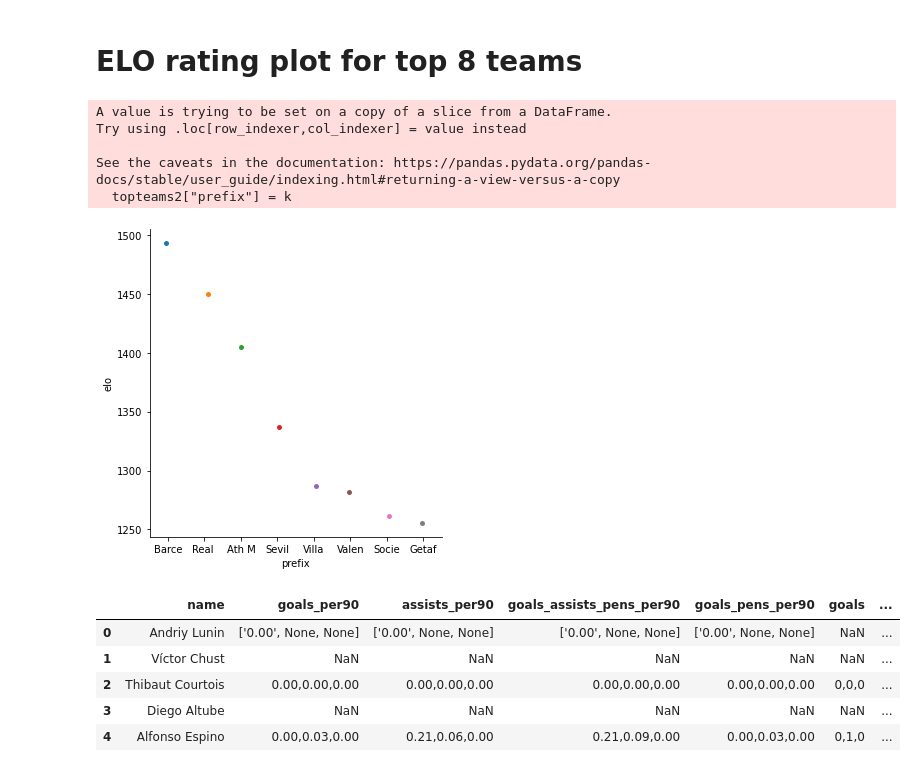
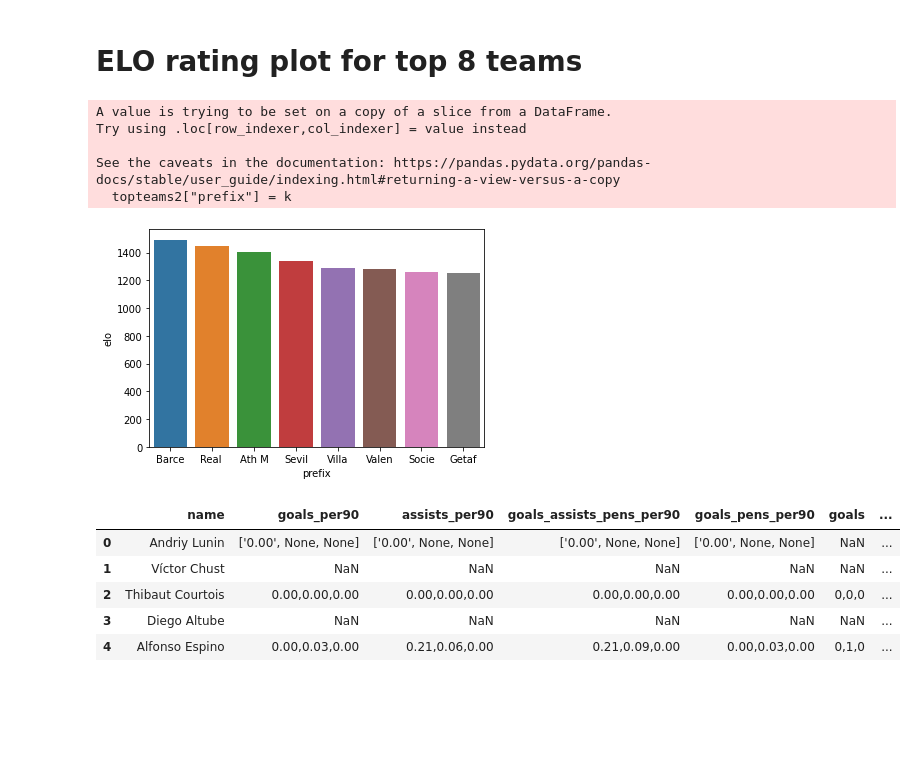
Before and after one commit to gagan2005/Soccer_Prediction_And_DataAnalysis, a Jupyter notebook: main.ipynb, the cells around one changed output. Drawn from its saved outputs; the diff is of its cells as text; code cells hidden in the pictures; blank space fills up the shorter version.

```diff
--- a/main.ipynb
+++ b/main.ipynb
@@ -106,18 +106,18 @@ topteams
 # %%
 topteams2=teamstable.head(8)
 k=[]
 for i in topteams2['Team']:
     k.append(i[0:5])
 topteams2["prefix"] = k
-sns.catplot( x="prefix",y="elo",data=topteams2)
+sns.barplot( x="prefix",y="elo",data=topteams2)
 plt.show()
 # %% [output]
 A value is trying to be set on a copy of a slice from a DataFrame.
 Try using .loc[row_indexer,col_indexer] = value instead
 
 See the caveats in the documentation: https://pandas.pydata.org/pandas-docs/stable/user_guide/indexing.html#returning-a-view-versus-a-copy
   topteams2["prefix"] = k
-[figure, old version]
+[figure, new version]
 # %%
 players=pd.read_csv('player_scraper/playerdata.csv',low_memory=False)
 # %%
```
Also changed, not shown: parts of 38 cells of this notebook.
